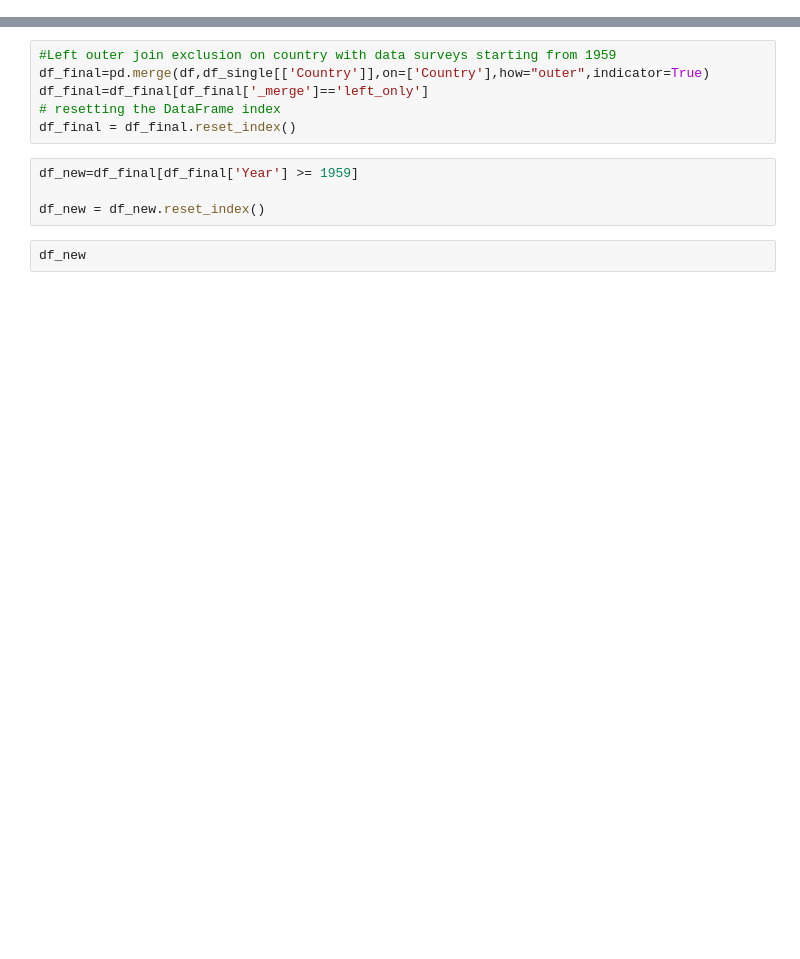
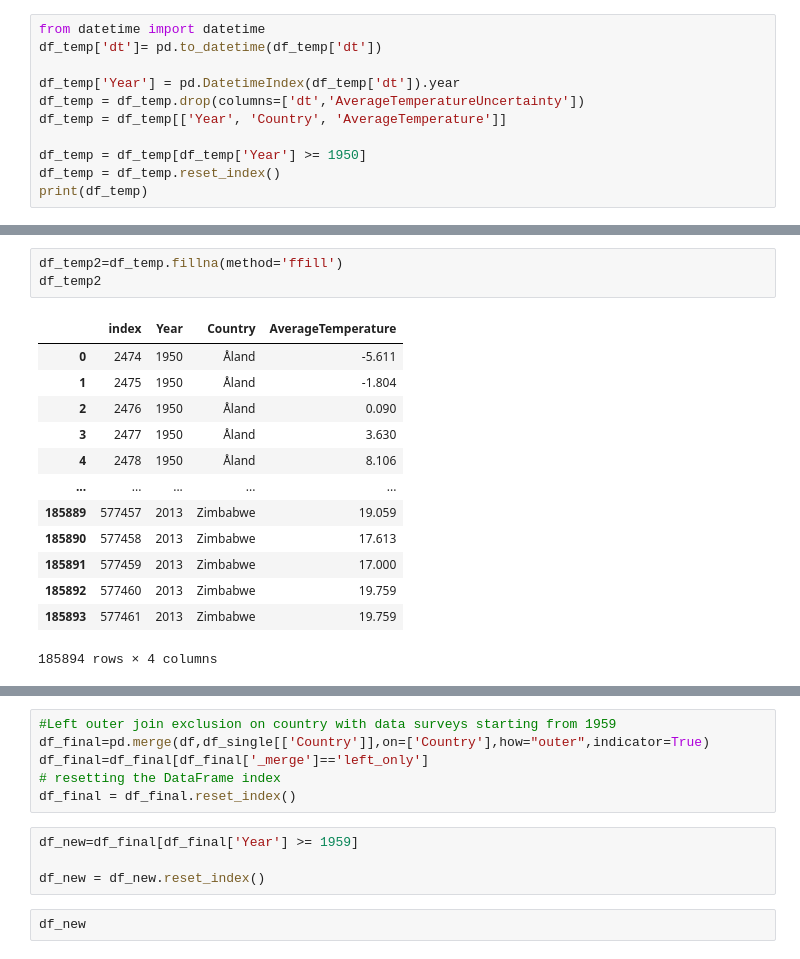
Before and after one commit to DaniMe98/Ward-on-annual-CO2-GDP, a Jupyter notebook: data_preparation.ipynb, the cells around one changed output, grey strips where cells are left out. Cells and saved outputs as stored; diff of their text form; blank space fills up the shorter version.

```diff
--- a/data_preparation.ipynb
+++ b/data_preparation.ipynb
@@ -36,0 +29,11 @@ pd.DataFrame(df_temp)
+# %%
+from datetime import datetime
+df_temp['dt']= pd.to_datetime(df_temp['dt'])
+
+df_temp['Year'] = pd.DatetimeIndex(df_temp['dt']).year
+df_temp = df_temp.drop(columns=['dt','AverageTemperatureUncertainty'])
+df_temp = df_temp[['Year', 'Country', 'AverageTemperature']]
+
+df_temp = df_temp[df_temp['Year'] >= 1950]
+df_temp = df_temp.reset_index()
+print(df_temp)
@@ -36,0 +55,17 @@ pd.DataFrame(df_temp)
+# %%
+df_temp2=df_temp.fillna(method='ffill')
+df_temp2
+# %% [output]
+|  | index | Year | Country | AverageTemperature |
+| 0 | 2474 | 1950 | Åland | -5.611 |
+| 1 | 2475 | 1950 | Åland | -1.804 |
+| 2 | 2476 | 1950 | Åland | 0.090 |
+| 3 | 2477 | 1950 | Åland | 3.630 |
+| 4 | 2478 | 1950 | Åland | 8.106 |
+| ... | ... | ... | ... | ... |
+| 185889 | 577457 | 2013 | Zimbabwe | 19.059 |
+| 185890 | 577458 | 2013 | Zimbabwe | 17.613 |
+| 185891 | 577459 | 2013 | Zimbabwe | 17.000 |
+| 185892 | 577460 | 2013 | Zimbabwe | 19.759 |
+| 185893 | 577461 | 2013 | Zimbabwe | 19.759 |
+185894 rows × 4 columns
```
Also changed, not shown: parts of 27 cells of this notebook.
